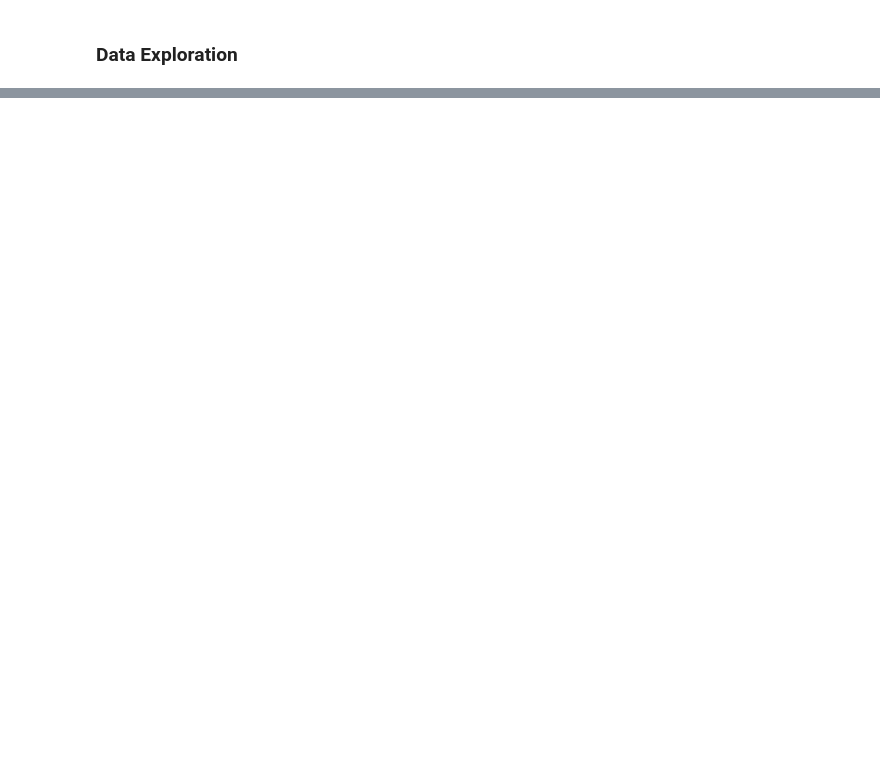
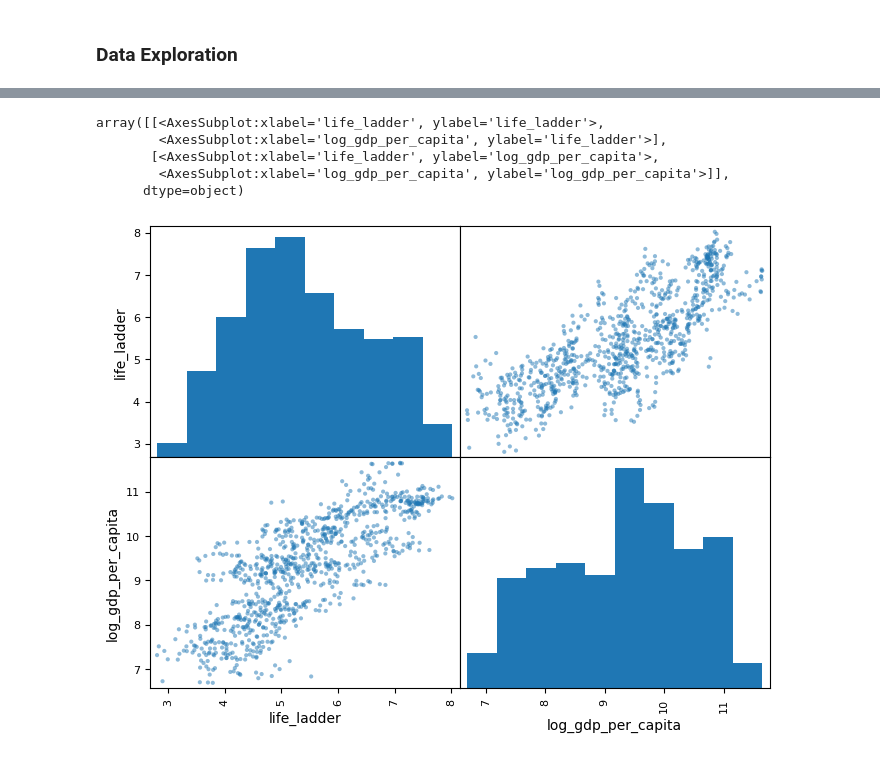
Before and after one commit to alialinush/FDS_A5, a Jupyter notebook: data_exploration.ipynb, the cells around one changed output, grey strips where cells are left out. Cells and saved outputs as stored; diff of their text form; code cells hidden in the pictures; blank space fills up the shorter version.

```diff
--- a/data_exploration.ipynb
+++ b/data_exploration.ipynb
@@ -64,0 +133,12 @@ plt.show()
+# %%
+
+# Looking at some matrixes in the dataframe these two variables show great regression possibilities
+small_numeric_df = pd.DataFrame(data= df[['life_ladder', 'log_gdp_per_capita']])
+pd.plotting.scatter_matrix(small_numeric_df, figsize=(8,6))
+# %% [output]
+array([[<AxesSubplot:xlabel='life_ladder', ylabel='life_ladder'>,
+        <AxesSubplot:xlabel='log_gdp_per_capita', ylabel='life_ladder'>],
+       [<AxesSubplot:xlabel='life_ladder', ylabel='log_gdp_per_capita'>,
+        <AxesSubplot:xlabel='log_gdp_per_capita', ylabel='log_gdp_per_capita'>]],
+      dtype=object)
+[figure, added]
```
Also changed, not shown: parts of 11 cells of this notebook.
